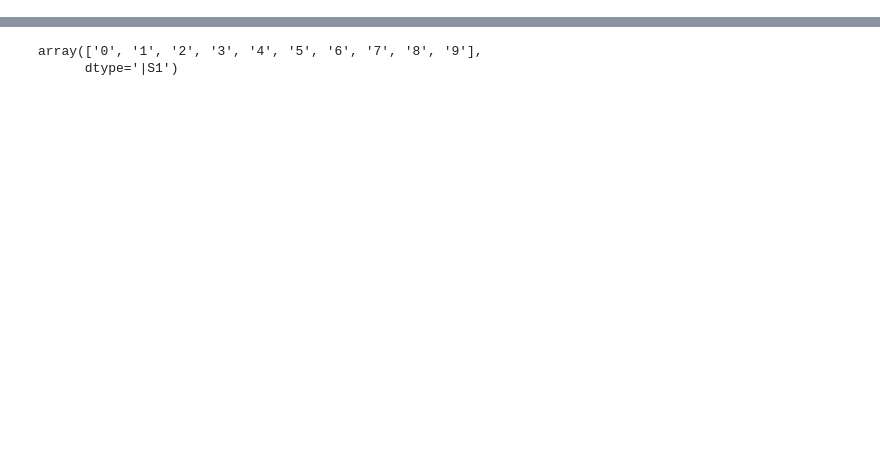
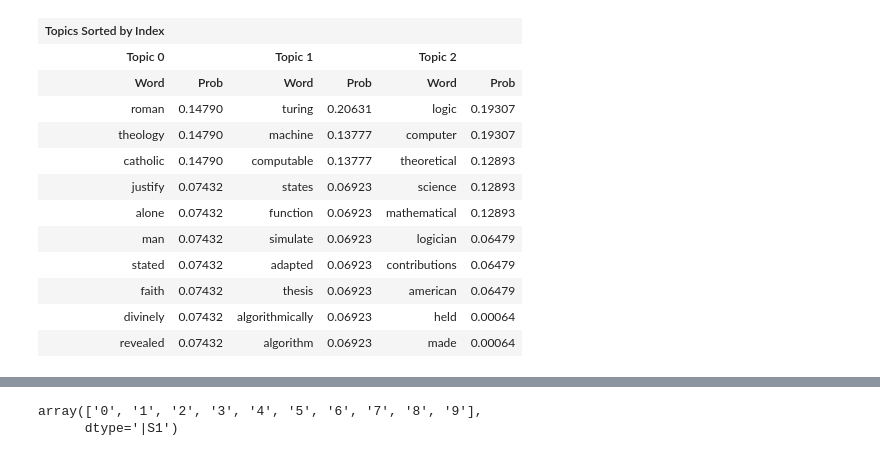
Before and after one commit to inpho/vsm, a Jupyter notebook: examples/church-corpus-lda.ipynb, the cells around one changed output, grey strips where cells are left out. Cells and saved outputs as stored; diff of their text form; code cells hidden in the pictures; blank space fills up the shorter version.

```diff
--- a/examples/church-corpus-lda.ipynb
+++ b/examples/church-corpus-lda.ipynb
@@ -52,2 +110,2 @@ Iteration 199 complete: log_prob=-292.814182029, time=0.0
 # %%
-v.topics(compact_view=False)
+f = v.topics(compact_view=False)
@@ -81,0 +132,16 @@ v.dist_top_top([0,1], weights=[.6, .4])
+# %%
+f[:3]
+# %% [output]
+| Topics Sorted by Index |  |  |  |  |  |
+| Topic 0 |  | Topic 1 |  | Topic 2 |  |
+| Word | Prob | Word | Prob | Word | Prob |
+| roman | 0.14790 | turing | 0.20631 | logic | 0.19307 |
+| theology | 0.14790 | machine | 0.13777 | computer | 0.19307 |
+| catholic | 0.14790 | computable | 0.13777 | theoretical | 0.12893 |
+| justify | 0.07432 | states | 0.06923 | science | 0.12893 |
+| alone | 0.07432 | function | 0.06923 | mathematical | 0.12893 |
+| man | 0.07432 | simulate | 0.06923 | logician | 0.06479 |
+| stated | 0.07432 | adapted | 0.06923 | contributions | 0.06479 |
+| faith | 0.07432 | thesis | 0.06923 | american | 0.06479 |
+| divinely | 0.07432 | algorithmically | 0.06923 | held | 0.00064 |
+| revealed | 0.07432 | algorithm | 0.06923 | made | 0.00064 |
```
Also changed, not shown: parts of 26 cells of this notebook, 2 other files.
